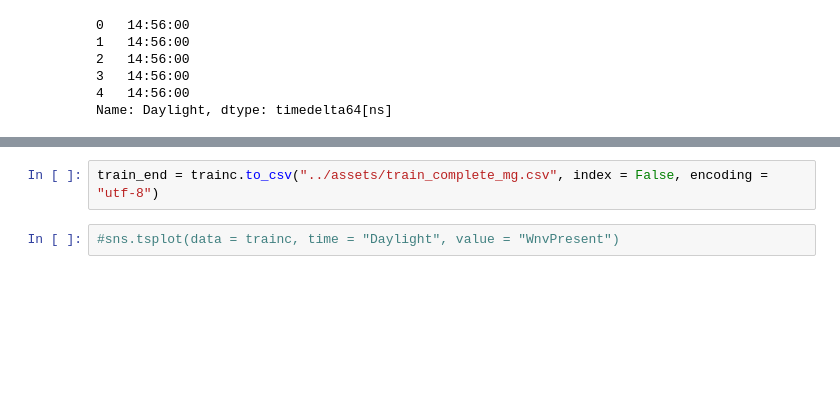
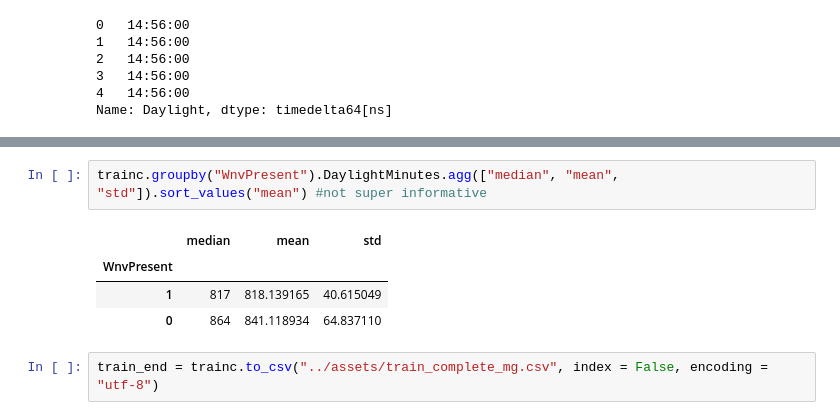
Before and after one commit to joshsparks/DSI-Kaggle, a Jupyter notebook: code/Preliminary_Feature_Selection_and_Data_Viz.ipynb, the cells around one changed output, grey strips where cells are left out. Cells and saved outputs as stored; diff of their text form; blank space fills up the shorter version.

```diff
--- a/code/Preliminary_Feature_Selection_and_Data_Viz.ipynb
+++ b/code/Preliminary_Feature_Selection_and_Data_Viz.ipynb
@@ -507,4 +571,9 @@ trainc.columns
+# %%
+trainc.groupby("WnvPresent").DaylightMinutes.agg(["median", "mean", "std"]).sort_values("mean") #not super informative
+# %% [output]
+|  | median | mean | std |
+| WnvPresent |  |  |  |
+| 1 | 817 | 818.139165 | 40.615049 |
+| 0 | 864 | 841.118934 | 64.837110 |
 # %%
 train_end = trainc.to_csv("../assets/train_complete_mg.csv", index = False, encoding = "utf-8")
-# %%
-#sns.tsplot(data = trainc, time = "Daylight", value = "WnvPresent")
```
Also changed, not shown: parts of 18 cells of this notebook, 1 other file.
